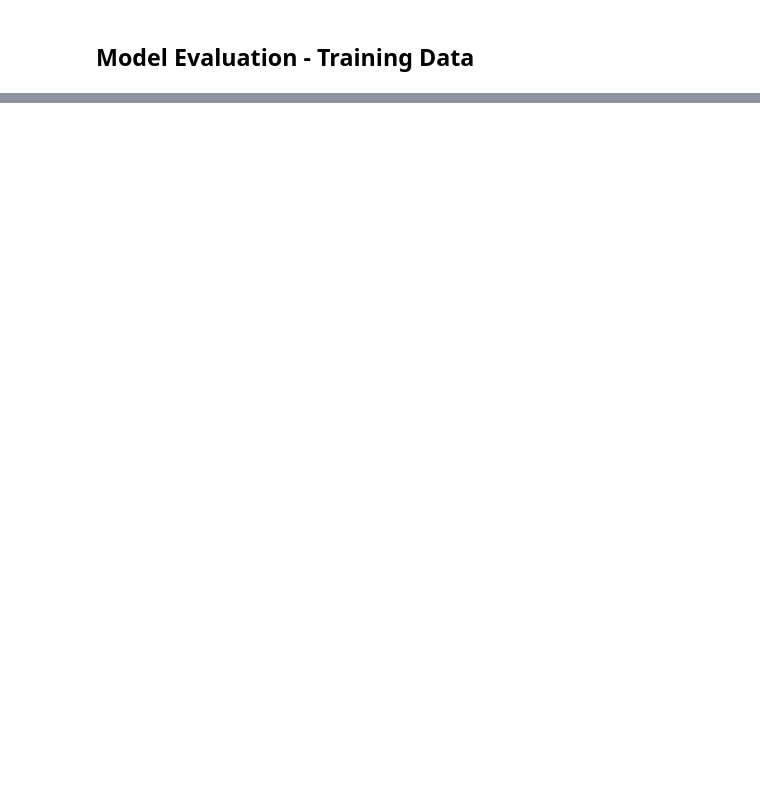
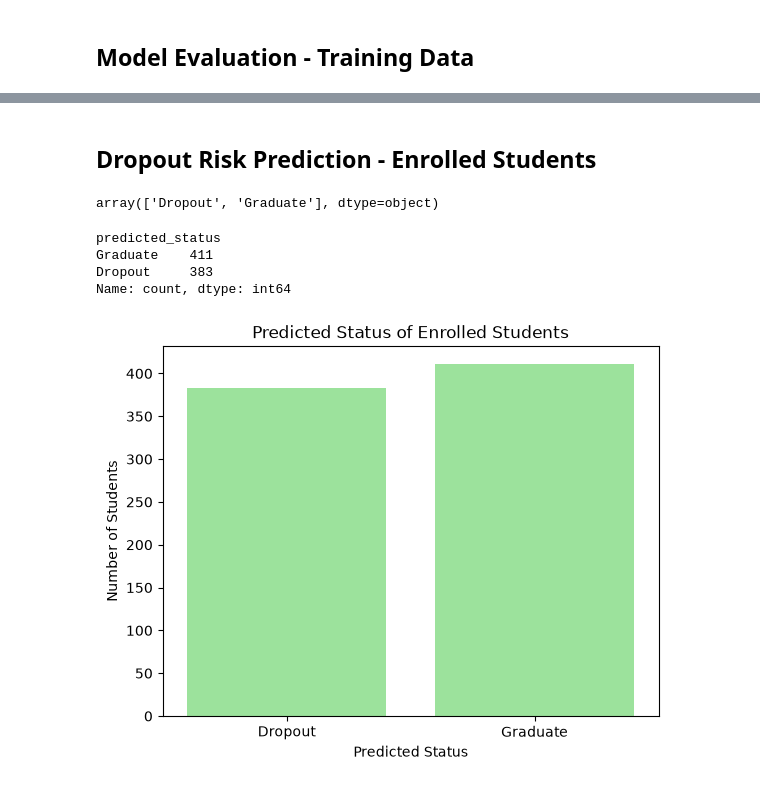
Before and after one commit to binds210-learn/mini_project_7, a Jupyter notebook: notebooks/logistic_regression_telma.ipynb, the cells around one changed output, grey strips where cells are left out. Cells and saved outputs as stored; diff of their text form; code cells hidden in the pictures; blank space fills up the shorter version.

```diff
--- a/notebooks/logistic_regression_telma.ipynb
+++ b/notebooks/logistic_regression_telma.ipynb
@@ -246,0 +302,11 @@ plt.show()
+# %%
+grid_search = GridSearchCV(
+    logistic_pipeline,
+    param_grid=param_grid,
+    cv=cv,
+    scoring=scoring,
+    refit="recall",
+    return_train_score=True
+)
+
+grid_search.fit(X_train, y_train)
@@ -246,0 +546,43 @@ plt.show()
+# %% [markdown]
+## Dropout Risk Prediction - Enrolled Students
+# %%
+df_enrolled = pd.read_csv(
+    "../data/clean/enrolled_selected_features.csv"
+)
+
+X_enrolled = df_enrolled.copy()
+
+df_enrolled["predicted_status"] = (
+    best_logistic_pipeline.predict(X_enrolled)
+)
+
+df_enrolled["dropout_probability"] = (
+    best_logistic_pipeline.predict_proba(X_enrolled)[:, 0]
+)
+# %%
+# checking order
+best_logistic_pipeline.classes_
+# %% [output]
+array(['Dropout', 'Graduate'], dtype=object)
+# %%
+df_enrolled["predicted_status"].value_counts()
+# %% [output]
+predicted_status
+Graduate    411
+Dropout     383
+Name: count, dtype: int64
+# %%
+#visualise predicted outcomes
+
+sns.countplot(
+    data=df_enrolled,
+    x="predicted_status",
+    color="lightgreen"
+)
+
+plt.title("Predicted Status of Enrolled Students")
+plt.xlabel("Predicted Status")
+plt.ylabel("Number of Students")
+plt.show()
+# %% [output]
+[figure, added]
```
Also changed, not shown: parts of 44 cells of this notebook, 7 other files.
